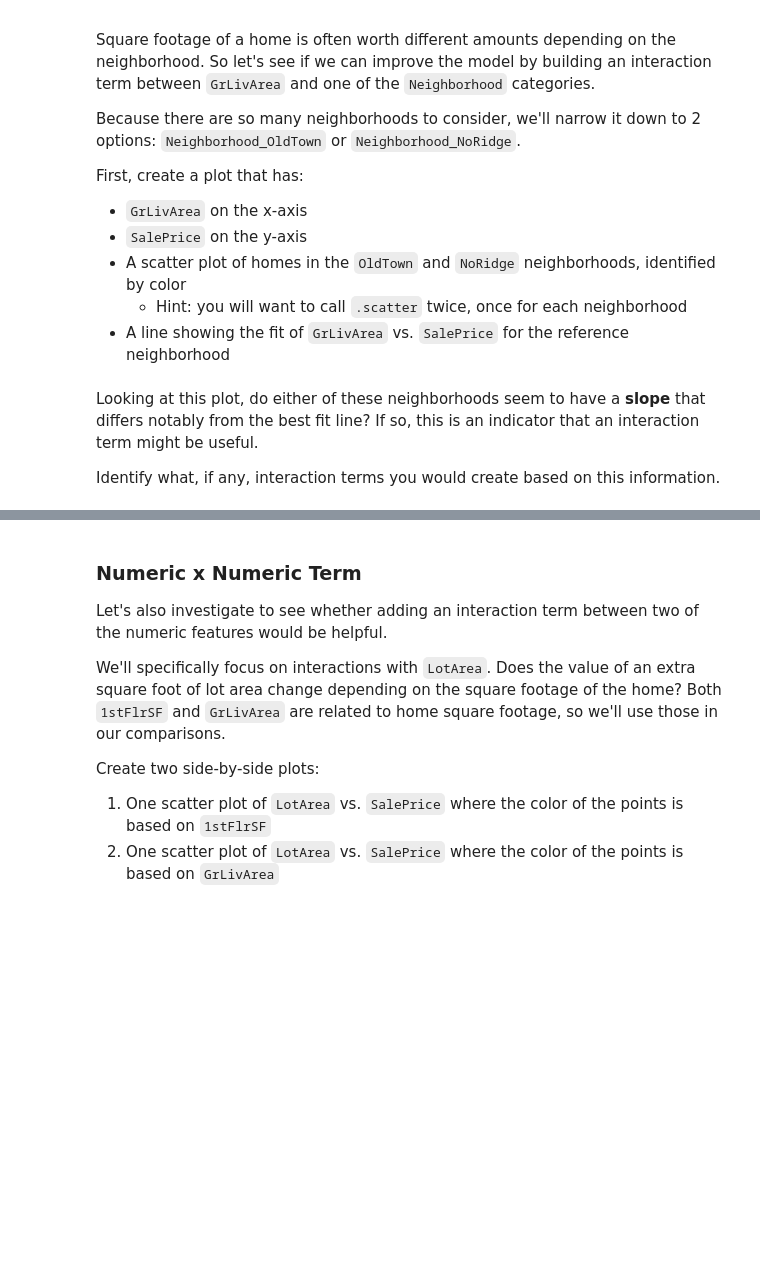
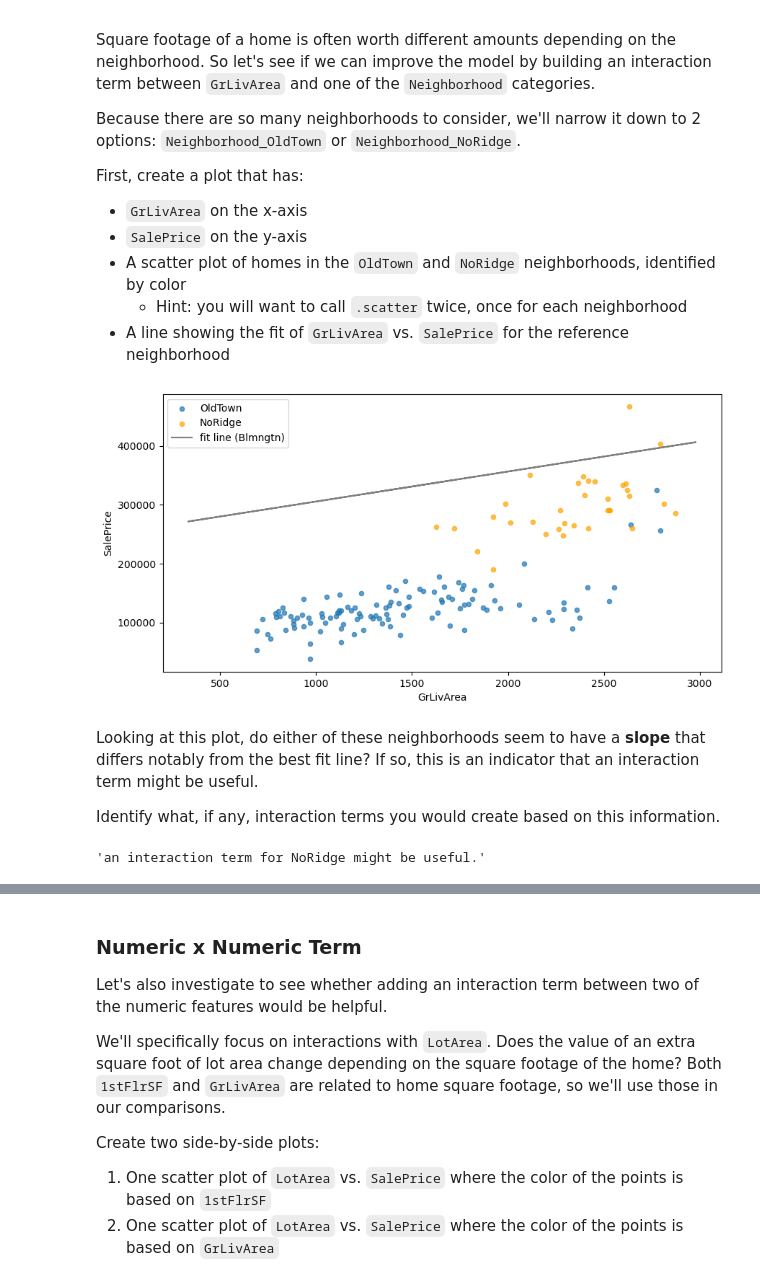
Before and after one commit to morgannash1/dsc-interaction-terms-lab-v2-5, a Jupyter notebook: index.ipynb, the cells around one changed output, grey strips where cells are left out. Drawn from its saved outputs; the diff is of its cells as text; code cells hidden in the pictures; blank space fills up the shorter version.

```diff
--- a/index.ipynb
+++ b/index.ipynb
@@ -171,9 +191,35 @@ First, create a plot that has:
+# %%
+# Your code here - import plotting library and create visualization
+import matplotlib.pyplot as plt
+
+# Filter to houses in specific neighborhoods
+oldtown = ames[ames["Neighborhood"] == "OldTown"]
+noridge = ames[ames["Neighborhood"] == "NoRidge"]
+
+fig, ax = plt.subplots(figsize=(10,5))
+
+# Create scatter plots with 2 different colors
+oldtown.plot.scatter(x="GrLivArea", y="SalePrice", alpha=0.7, label="OldTown", ax=ax)
+noridge.plot.scatter(x="GrLivArea", y="SalePrice", alpha=0.7, color="orange", label="NoRidge", ax=ax)
+
+# Plot best fit line
+intercept = baseline_results.params["const"]
+slope = baseline_results.params["GrLivArea"]
+ax.plot(ames["GrLivArea"], intercept + ames["GrLivArea"] * slope, color="gray", label="fit line (Blmngtn)")
+
+ax.legend()
+plt.show();
+# %% [output]
+[figure, added]
 # %% [markdown]
 Looking at this plot, do either of these neighborhoods seem to have a **slope** that differs notably from the best fit line? If so, this is an indicator that an interaction term might be useful.
 
 Identify what, if any, interaction terms you would create based on this information.
 # %%
 # Your written answer here
+'''an interaction term for NoRidge might be useful.'''
+# %% [output]
+'an interaction term for NoRidge might be useful.'
 # %% [markdown]
 <details>
     <summary style="cursor: pointer"><b>Answer (click to reveal)</b></summary>
```
Also changed, not shown: parts of 16 cells of this notebook.
